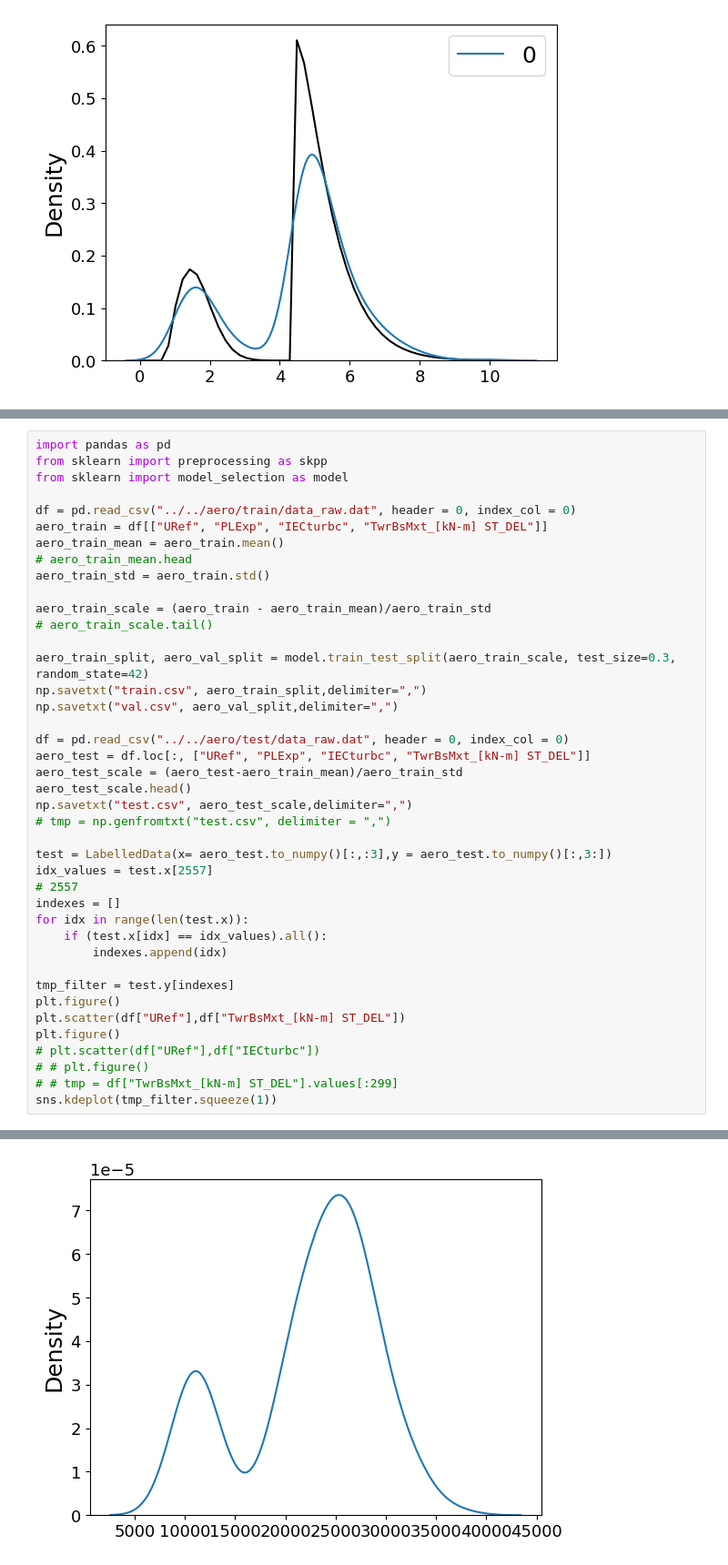
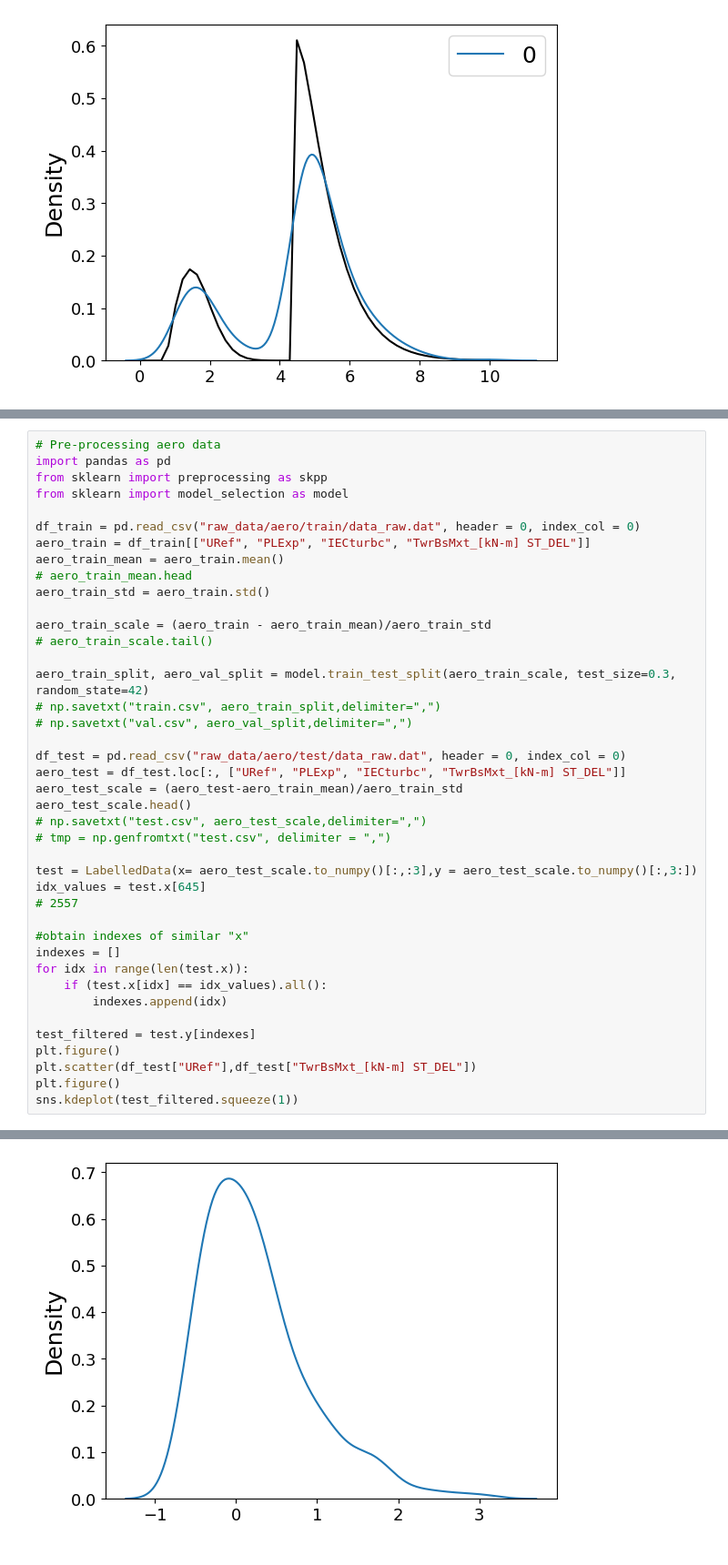
Before and after one commit to ltyap/MSc-Thesis, a Jupyter notebook: CGAN_implementation.ipynb, the cells around one changed output, grey strips where cells are left out. Shown at 91% size. Drawn from its saved outputs; the diff is of its cells as text.

```diff
--- a/CGAN_implementation.ipynb
+++ b/CGAN_implementation.ipynb
@@ -580,45 +568,45 @@ array([   0,   49,   98,  148,  197,  247,  296,  346,  395,  445,  494,
 # %%
+# Pre-processing aero data
 import pandas as pd
 from sklearn import preprocessing as skpp
 from sklearn import model_selection as model
 
-df = pd.read_csv("../../aero/train/data_raw.dat", header = 0, index_col = 0)
-aero_train = df[["URef", "PLExp", "IECturbc", "TwrBsMxt_[kN-m] ST_DEL"]]
+df_train = pd.read_csv("raw_data/aero/train/data_raw.dat", header = 0, index_col = 0)
+aero_train = df_train[["URef", "PLExp", "IECturbc", "TwrBsMxt_[kN-m] ST_DEL"]]
 aero_train_mean = aero_train.mean()
 # aero_train_mean.head
 aero_train_std = aero_train.std()
 
 aero_train_scale = (aero_train - aero_train_mean)/aero_train_std
 # aero_train_scale.tail()
 
 aero_train_split, aero_val_split = model.train_test_split(aero_train_scale, test_size=0.3, random_state=42)
-np.savetxt("train.csv", aero_train_split,delimiter=",")
-np.savetxt("val.csv", aero_val_split,delimiter=",")
+# np.savetxt("train.csv", aero_train_split,delimiter=",")
+# np.savetxt("val.csv", aero_val_split,delimiter=",")
 
-df = pd.read_csv("../../aero/test/data_raw.dat", header = 0, index_col = 0)
-aero_test = df.loc[:, ["URef", "PLExp", "IECturbc", "TwrBsMxt_[kN-m] ST_DEL"]]
+df_test = pd.read_csv("raw_data/aero/test/data_raw.dat", header = 0, index_col = 0)
+aero_test = df_test.loc[:, ["URef", "PLExp", "IECturbc", "TwrBsMxt_[kN-m] ST_DEL"]]
 aero_test_scale = (aero_test-aero_train_mean)/aero_train_std
 aero_test_scale.head()
-np.savetxt("test.csv", aero_test_scale,delimiter=",")
+# np.savetxt("test.csv", aero_test_scale,delimiter=",")
 # tmp = np.genfromtxt("test.csv", delimiter = ",")
 
-test = LabelledData(x= aero_test.to_numpy()[:,:3],y = aero_test.to_numpy()[:,3:])
-idx_values = test.x[2557]
+test = LabelledData(x= aero_test_scale.to_numpy()[:,:3],y = aero_test_scale.to_numpy()[:,3:])
+idx_values = test.x[645]
 # 2557
+
+#obtain indexes of similar "x"
 indexes = []
 for idx in range(len(test.x)):
     if (test.x[idx] == idx_values).all():
         indexes.append(idx)
 
-tmp_filter = test.y[indexes]
+test_filtered = test.y[indexes]
 plt.figure()
-plt.scatter(df["URef"],df["TwrBsMxt_[kN-m] ST_DEL"])
+plt.scatter(df_test["URef"],df_test["TwrBsMxt_[kN-m] ST_DEL"])
 plt.figure()
-# plt.scatter(df["URef"],df["IECturbc"])
-# # plt.figure()
-# # tmp = df["TwrBsMxt_[kN-m] ST_DEL"].values[:299]
-sns.kdeplot(tmp_filter.squeeze(1))
+sns.kdeplot(test_filtered.squeeze(1))
 # %% [output]
 <AxesSubplot:ylabel='Density'>
 [figure]
-[figure, old version]
+[figure, new version]
```
Also changed, not shown: parts of 1 cell of this notebook, 2 other files.
